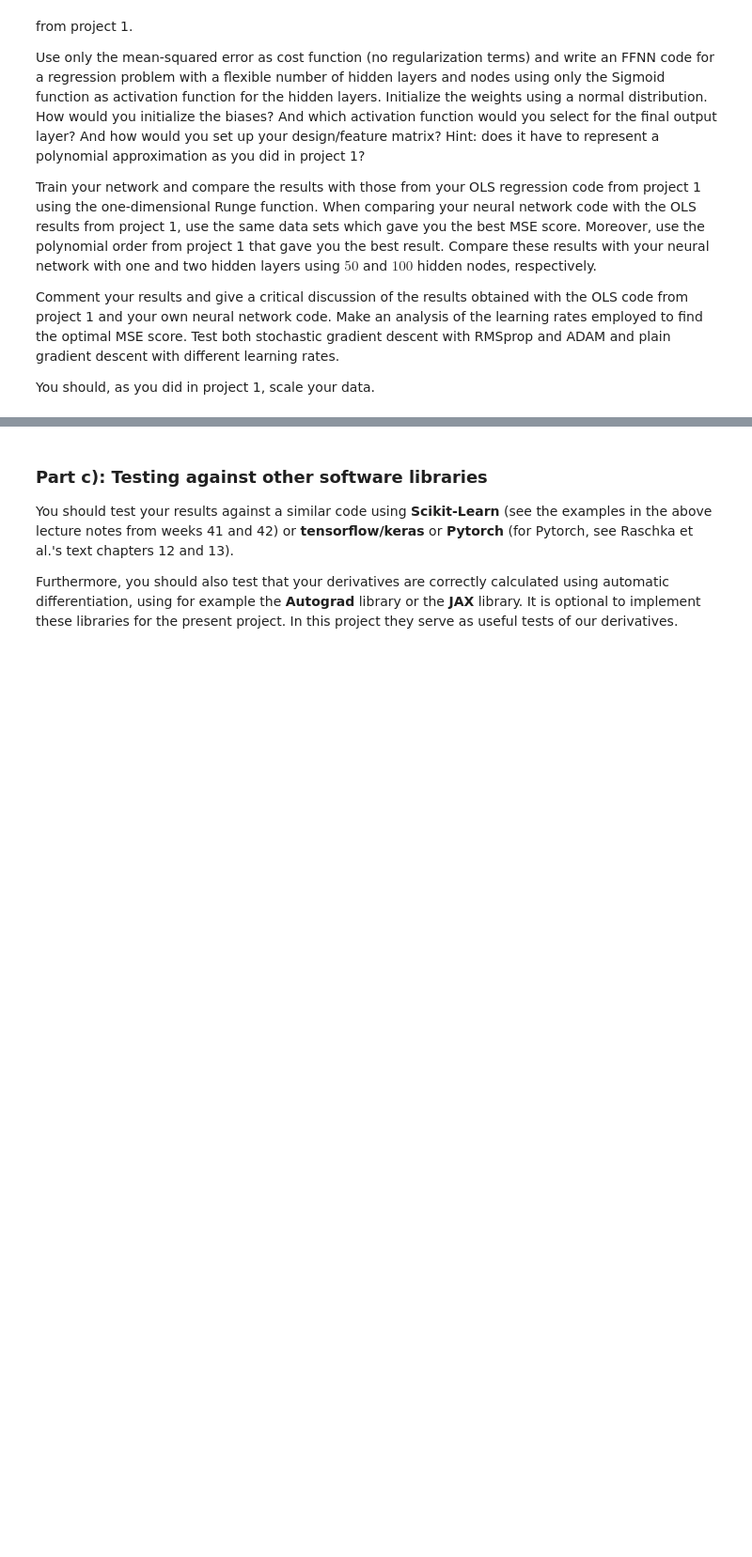
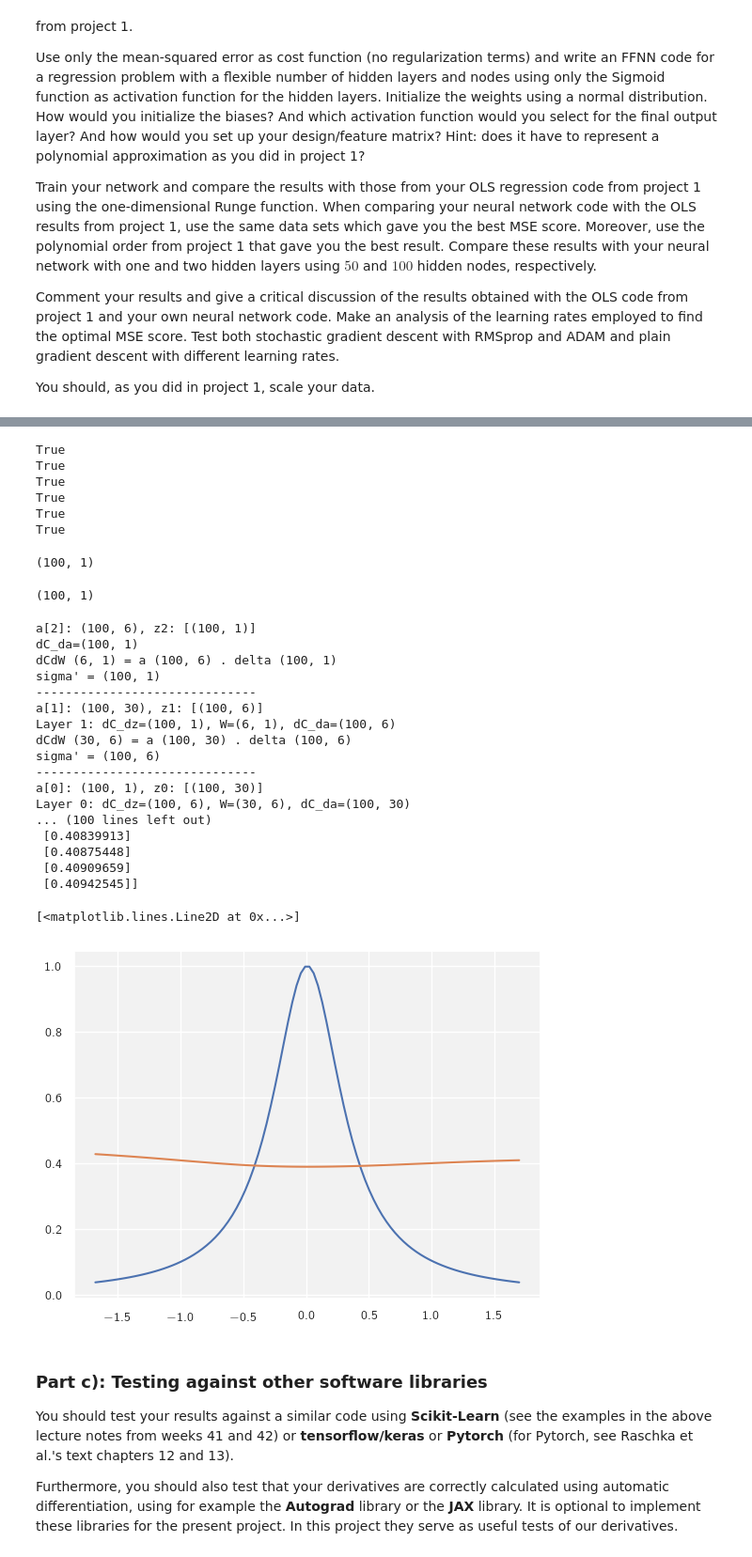
Before and after one commit to p-perrone/UiO_MachineLearning, a Jupyter notebook: ml_project2/notebooks/project2.ipynb, the cells around one changed output, grey strips where cells are left out. Shown: that part at 94% size. Saved outputs shown, nothing was run; the diff lists cells and outputs as text; code cells hidden in the pictures; blank space fills up the shorter version.

```diff
--- a/ml_project2/notebooks/project2.ipynb
+++ b/ml_project2/notebooks/project2.ipynb
@@ -200,17 +200,13 @@ cw = 8.325/2.54
 tw = 17/2.54
 # %%
 def Runge(x, noise=True, noisescale=1):
-    """ Computes Runge function with or without a normal distributed stochastic noise.
-        Parameters:
-        :: x (array) = input dataset
-        :: noise (bool) = adds some noise if True
-    """
+    """Computes Runge function with or without normally distributed noise."""
     if not isinstance(noise, bool):
         raise TypeError(f"`noise` must be boolean (True or False) and not {type(noise)}")
 
-    if noise == True:
-        y = ( 1 / (1 + 25 * x**2) ) + np.random.normal(loc=0, scale=noisescale, size=len(x))
-    elif noise == False:
-        y = ( 1 / (1 + 25 * x**2) )
+    y = 1 / (1 + 25 * x**2)
+
+    if noise:
+        y += np.random.normal(loc=0, scale=noisescale, size=x.shape)
 
     return y
@@ -347,3 +510,67 @@ class NeuralNetwork:
+# %%
+for l, g in zip(layers, grads):
+    for sl, sg in zip(l, g):
+        print(sl.shape == sg.shape)
+# %% [output]
+True
+True
+True
+True
+True
+True
+# %%
+x = np.linspace(-1, 1, 100).reshape(-1, 1)
+y = Runge(x, noise=False)
+print(y.shape)
+x_train, x_test, y_train, y_test = train_test_split(x, y, test_size=0.2)
+scaler = StandardScaler()
+x_train = scaler.fit_transform(x_train)
+x_test = scaler.transform(x_test)
+x = scaler.transform(x)
+# %% [output]
+(100, 1)
+# %%
+x.shape
+# %% [output]
+(100, 1)
+# %%
+nn = NeuralNetwork(
+    network_input_size=x.shape[1],
+    layer_output_sizes=[30, 6, 1],
+    activation_funcs=[sigmoid, sigmoid, sigmoid],
+    activation_ders=[sigmoid_der, sigmoid_der, sigmoid_der],
+    cost_func=mse,
+    cost_der=mse_der
+)
+
+layers = nn._create_layers()
+predict = nn._predict(x)
+grads = nn._backpropagate(x, y)
+print(len(grads))
+print(predict)
+
+plt.plot(x, y)
+plt.plot(x, predict)
+# %% [output]
+a[2]: (100, 6), z2: [(100, 1)]
+dC_da=(100, 1)
+dCdW (6, 1) = a (100, 6) . delta (100, 1)
+sigma' = (100, 1)
+------------------------------
+a[1]: (100, 30), z1: [(100, 6)]
+Layer 1: dC_dz=(100, 1), W=(6, 1), dC_da=(100, 6)
+dCdW (30, 6) = a (100, 30) . delta (100, 6)
+sigma' = (100, 6)
+------------------------------
+a[0]: (100, 1), z0: [(100, 30)]
+Layer 0: dC_dz=(100, 6), W=(30, 6), dC_da=(100, 30)
+... (100 lines left out)
+ [0.40839913]
+ [0.40875448]
+ [0.40909659]
+ [0.40942545]]
+[<matplotlib.lines.Line2D at 0x...>]
+[figure, added]
 # %% [markdown]
 ### Part c): Testing against other software libraries
 
```
Also changed, not shown: parts of 5 cells of this notebook.
